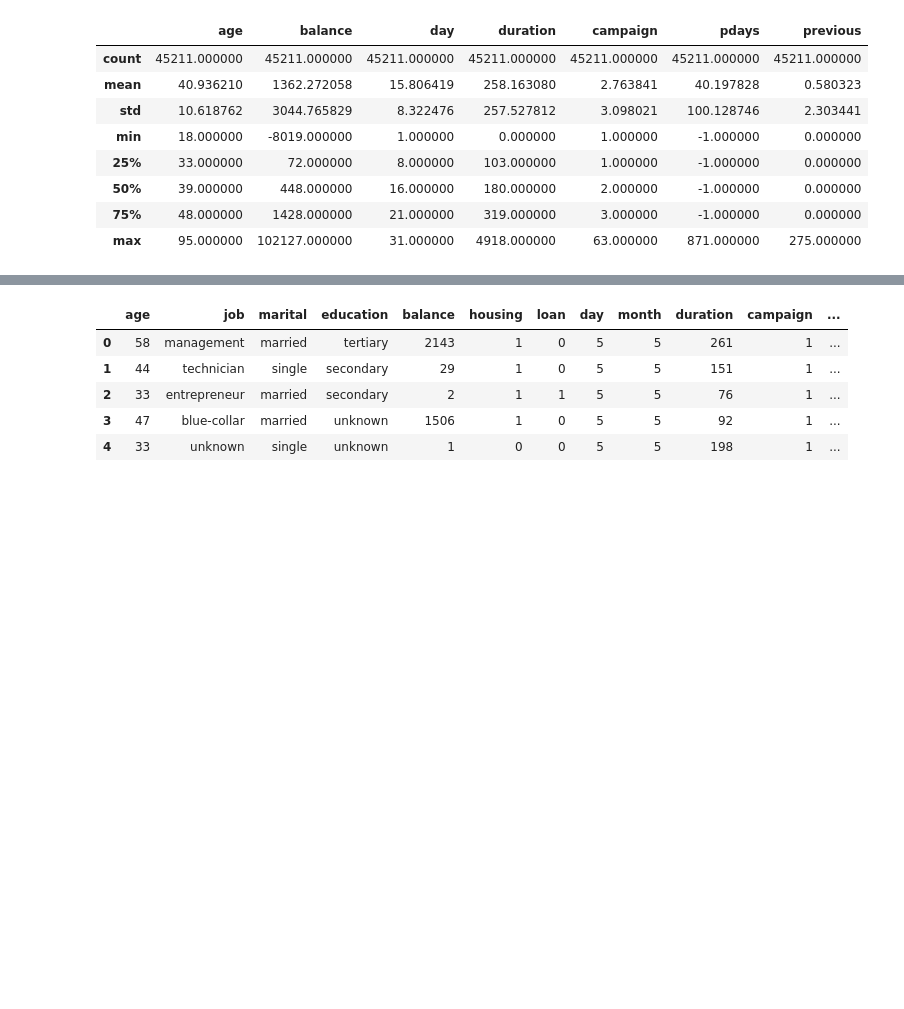
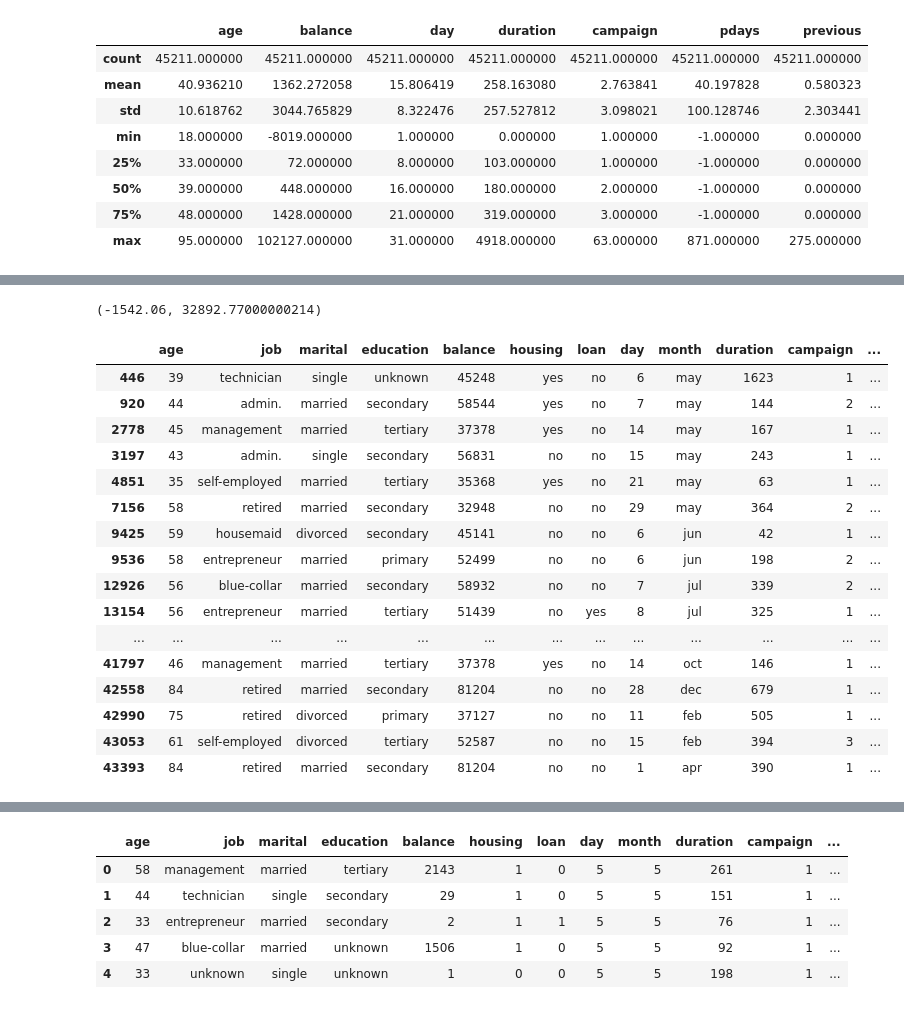
Before and after one commit to llawlaw23/Data-Analytics-Pathway-Assessment, a Jupyter notebook: Bank Data Analysis.ipynb, the cells around one changed output, grey strips where cells are left out. Saved outputs shown, nothing was run; the diff lists cells and outputs as text; code cells hidden in the pictures; blank space fills up the shorter version.

```diff
--- a/Bank Data Analysis.ipynb
+++ b/Bank Data Analysis.ipynb
@@ -116,0 +113,27 @@ law_new.describe()
+# %%
+max, min = law_new.balance.quantile([0.001, 0.999])
+max, min
+# %% [output]
+(-1542.06, 32892.77000000214)
+# %%
+max = law_new.balance.quantile(0.999)
+# %%
+law_new[law_new.balance > max]
+# %% [output]
+|  | age | job | marital | education | balance | housing | loan | day | month | duration | campaign | ... |
+| 446 | 39 | technician | single | unknown | 45248 | yes | no | 6 | may | 1623 | 1 | ... |
+| 920 | 44 | admin. | married | secondary | 58544 | yes | no | 7 | may | 144 | 2 | ... |
+| 2778 | 45 | management | married | tertiary | 37378 | yes | no | 14 | may | 167 | 1 | ... |
+| 3197 | 43 | admin. | single | secondary | 56831 | no | no | 15 | may | 243 | 1 | ... |
+| 4851 | 35 | self-employed | married | tertiary | 35368 | yes | no | 21 | may | 63 | 1 | ... |
+| 7156 | 58 | retired | married | secondary | 32948 | no | no | 29 | may | 364 | 2 | ... |
+| 9425 | 59 | housemaid | divorced | secondary | 45141 | no | no | 6 | jun | 42 | 1 | ... |
+| 9536 | 58 | entrepreneur | married | primary | 52499 | no | no | 6 | jun | 198 | 2 | ... |
+| 12926 | 56 | blue-collar | married | secondary | 58932 | no | no | 7 | jul | 339 | 2 | ... |
+| 13154 | 56 | entrepreneur | married | tertiary | 51439 | no | yes | 8 | jul | 325 | 1 | ... |
+| ... | ... | ... | ... | ... | ... | ... | ... | ... | ... | ... | ... | ... |
+| 41797 | 46 | management | married | tertiary | 37378 | yes | no | 14 | oct | 146 | 1 | ... |
+| 42558 | 84 | retired | married | secondary | 81204 | no | no | 28 | dec | 679 | 1 | ... |
+| 42990 | 75 | retired | divorced | primary | 37127 | no | no | 11 | feb | 505 | 1 | ... |
+| 43053 | 61 | self-employed | divorced | tertiary | 52587 | no | no | 15 | feb | 394 | 3 | ... |
+| 43393 | 84 | retired | married | secondary | 81204 | no | no | 1 | apr | 390 | 1 | ... |
```
Also changed, not shown: parts of 32 cells of this notebook.
